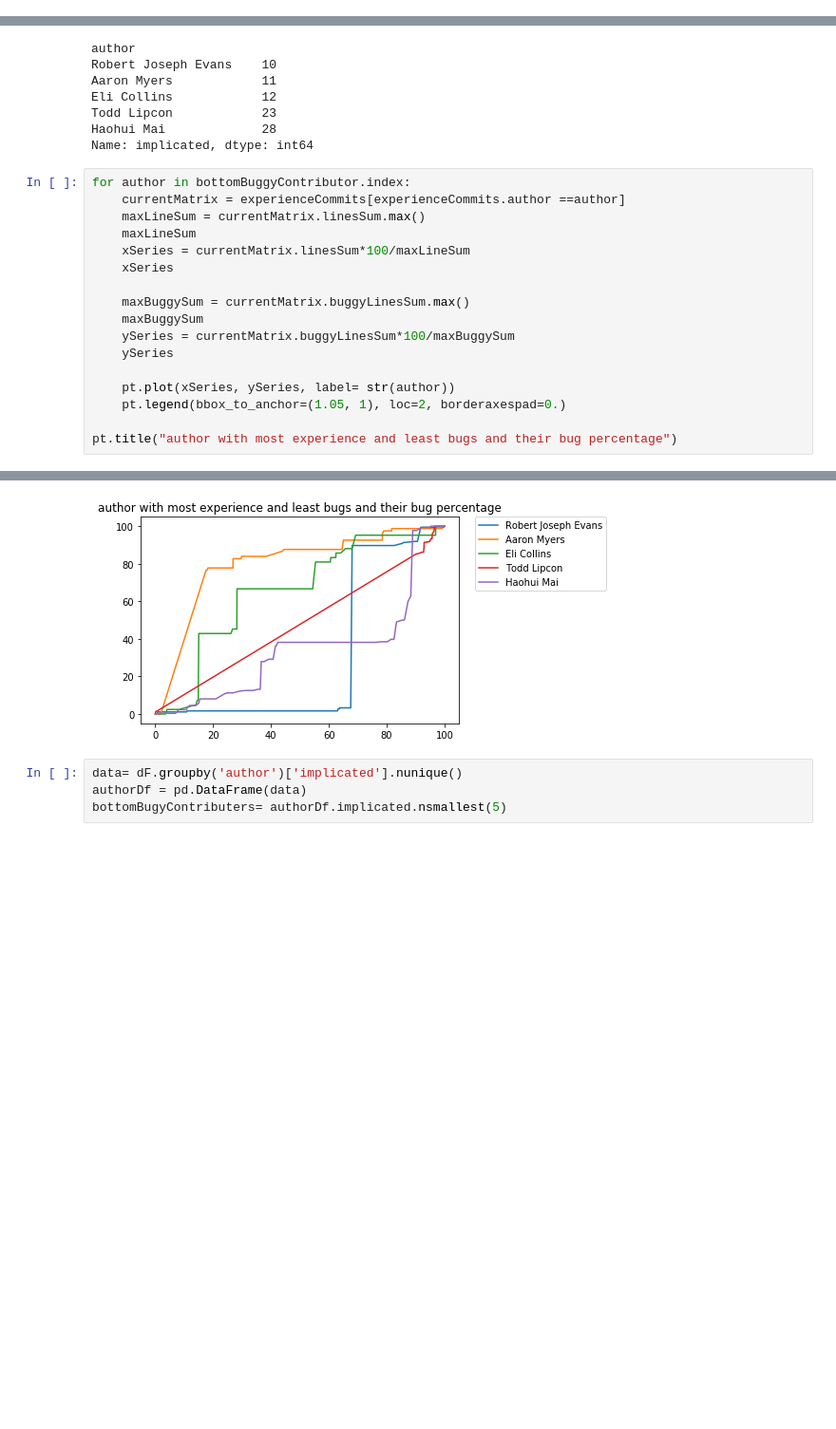
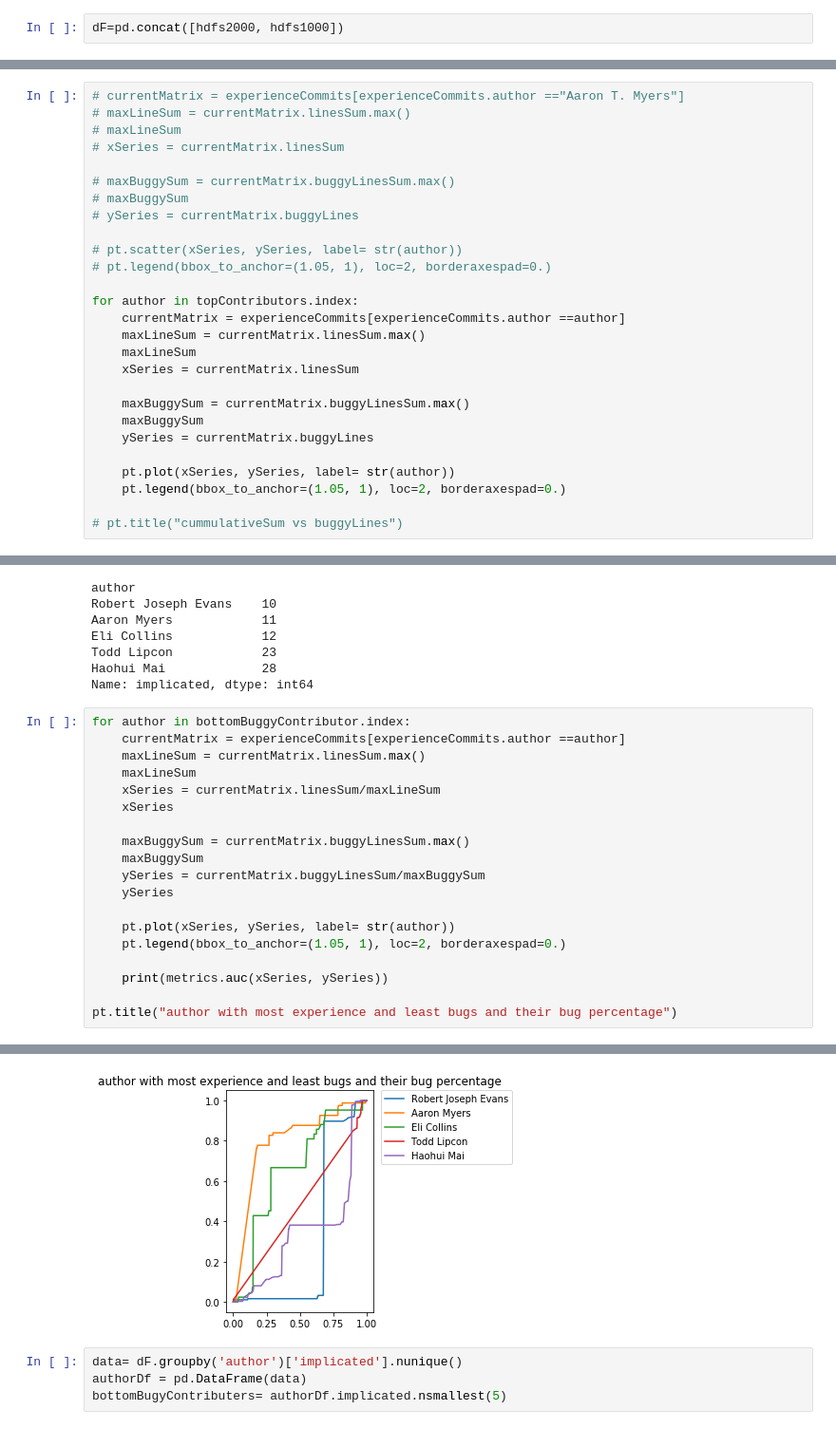
Before and after one commit to eff-kay/expertise_analysis, a Jupyter notebook: expertise-explorer-line-calculation.ipynb, the cells around one changed output, grey strips where cells are left out. Shown at 95% size. Drawn from its saved outputs; the diff is of its cells as text; blank space fills up the shorter version.

```diff
--- a/expertise-explorer-line-calculation.ipynb
+++ b/expertise-explorer-line-calculation.ipynb
@@ -63 +64,3 @@ dF=pd.concat([dF, hadoop1000, hdfs, hdfs2000, hdfs1000, yarn, yarn1000, mapreduc
+# %%
+dF=pd.concat([hdfs2000, hdfs1000])
 # %%
@@ -261,3 +277,30 @@ Alejandro Abdelnur         426
 Eli Collins                394
 Arun Murthy                380
 Name: commit, dtype: int64
+# %%
+# currentMatrix = experienceCommits[experienceCommits.author =="Aaron T. Myers"]
+# maxLineSum = currentMatrix.linesSum.max()
+# maxLineSum
+# xSeries = currentMatrix.linesSum
+
+# maxBuggySum = currentMatrix.buggyLinesSum.max()
+# maxBuggySum
+# ySeries = currentMatrix.buggyLines
+
+# pt.scatter(xSeries, ySeries, label= str(author))
+# pt.legend(bbox_to_anchor=(1.05, 1), loc=2, borderaxespad=0.)
+
+for author in topContributors.index:
+    currentMatrix = experienceCommits[experienceCommits.author ==author]
+    maxLineSum = currentMatrix.linesSum.max()
+    maxLineSum
+    xSeries = currentMatrix.linesSum
+
+    maxBuggySum = currentMatrix.buggyLinesSum.max()
+    maxBuggySum
+    ySeries = currentMatrix.buggyLines
+
+    pt.plot(xSeries, ySeries, label= str(author))
+    pt.legend(bbox_to_anchor=(1.05, 1), loc=2, borderaxespad=0.)
+
+# pt.title("cummulativeSum vs buggyLines")
@@ -303,16 +347,18 @@ for author in bottomBuggyContributor.index:
     currentMatrix = experienceCommits[experienceCommits.author ==author]
     maxLineSum = currentMatrix.linesSum.max()
     maxLineSum
-    xSeries = currentMatrix.linesSum*100/maxLineSum
+    xSeries = currentMatrix.linesSum/maxLineSum
     xSeries
 
     maxBuggySum = currentMatrix.buggyLinesSum.max()
     maxBuggySum
-    ySeries = currentMatrix.buggyLinesSum*100/maxBuggySum
+    ySeries = currentMatrix.buggyLinesSum/maxBuggySum
     ySeries
 
     pt.plot(xSeries, ySeries, label= str(author))
     pt.legend(bbox_to_anchor=(1.05, 1), loc=2, borderaxespad=0.)
 
+    print(metrics.auc(xSeries, ySeries))
+
 pt.title("author with most experience and least bugs and their bug percentage")
 # %% [output]
@@ -320,4 +371,4 @@ Text(0.5, 1.0, 'author with most experience and least bugs and their bug percent
-[figure, old version]
+[figure, new version]
 # %%
 data= dF.groupby('author')['implicated'].nunique()
 authorDf = pd.DataFrame(data)
```
Also changed, not shown: parts of 39 cells of this notebook, 5 other files.
